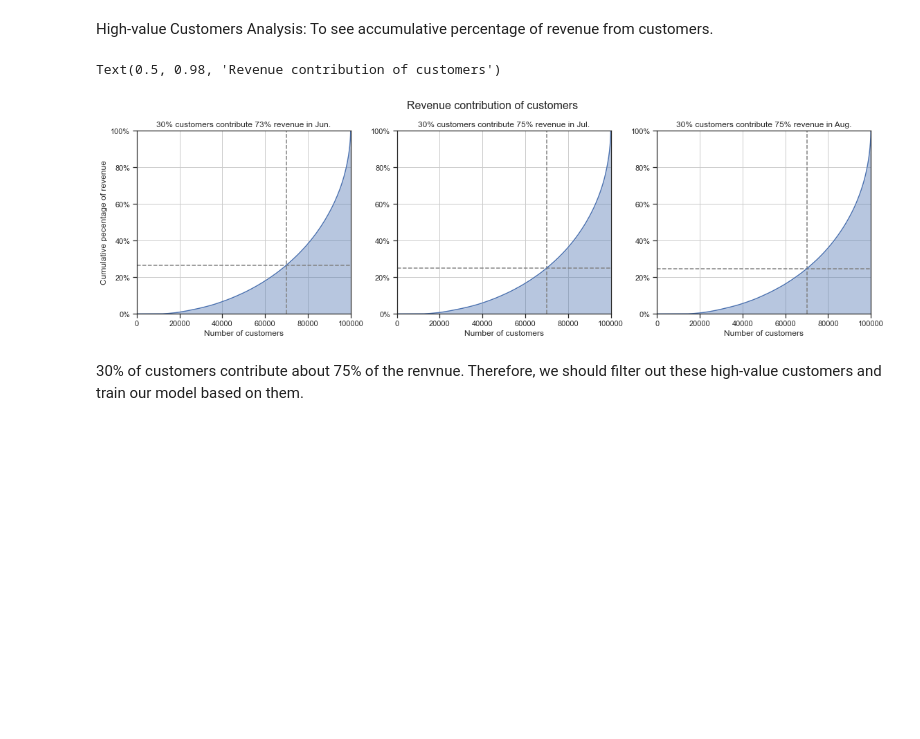
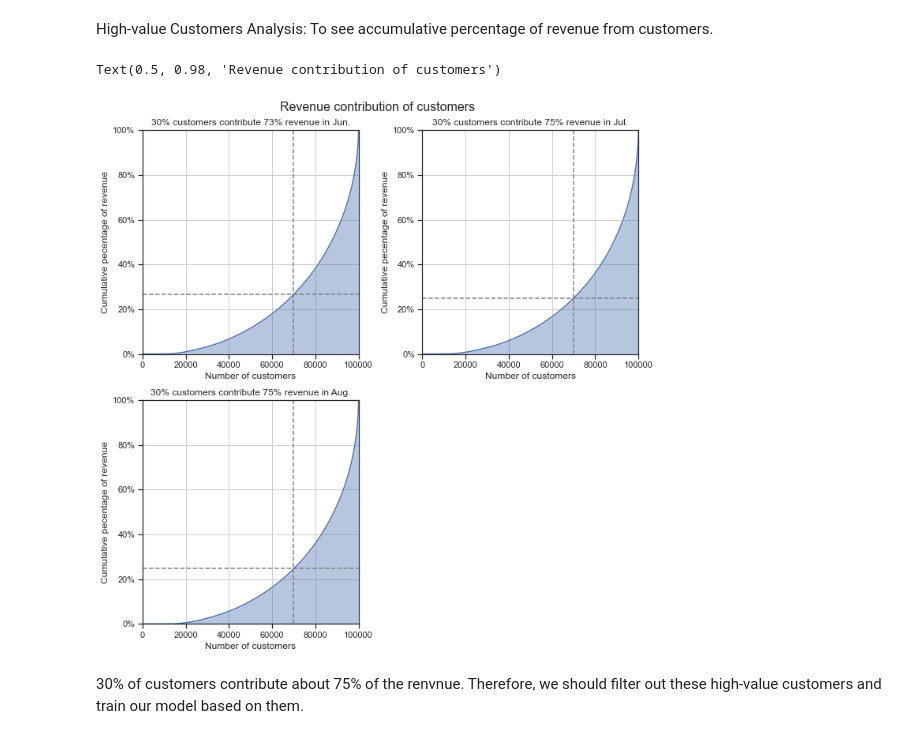
Before and after one commit to Crayon-ShinChan/ids-project, a Jupyter notebook: telecom_large/telecom.ipynb, the cells around one changed output. Cells and saved outputs as stored; diff of their text form; code cells hidden in the pictures; blank space fills up the shorter version.

```diff
--- a/telecom_large/telecom.ipynb
+++ b/telecom_large/telecom.ipynb
@@ -116,33 +114,33 @@ High-value Customers Analysis: To see accumulative percentage of revenue from cu
 # %%
 total_amt_cols = ['total_amt_6', 'total_amt_7', 'total_amt_8']
 month_labels = ['Jun.', 'Jul.', 'Aug.']
 
-fig, axes = plt.subplots(1, 3, sharex=True, figsize=(16,5), tight_layout=True)
+fig = plt.figure(figsize=(10, 10), tight_layout=True)
 
 for idx in range(len(total_amt_cols)):
     rev = telecom[total_amt_cols[idx]].sort_values().reset_index(drop=True)
     rev_pct = rev.cumsum()
     rev_pct /= rev_pct.iloc[-1]
     pct = rev_pct.quantile(0.7)
 
-    axes[idx].plot(rev_pct)
-    axes[idx].fill_between(rev_pct.index, rev_pct.values, alpha=0.4)
-    axes[idx].vlines(x=70000, ymax=1, ymin=0, colors="gray", linestyles="--")
-    axes[idx].hlines(y=pct, xmax=100000, xmin=0, colors="gray", linestyles="--")
+    ax = fig.add_subplot(2, 2, idx + 1)
+    ax.plot(rev_pct)
+    ax.fill_between(rev_pct.index, rev_pct.values, alpha=0.4)
+    ax.vlines(x=70000, ymax=1, ymin=0, colors="gray", linestyles="--")
+    ax.hlines(y=pct, xmax=100000, xmin=0, colors="gray", linestyles="--")
 
-    axes[idx].set_title('30% customers contribute {:.0%} revenue in {}'.format(1 - pct, month_labels[idx]))
-    if idx == 0:
-        axes[idx].set_ylabel('Cumulative pecentage of revenue')
-    axes[idx].set_xlabel('Number of customers')
-    axes[idx].set_ylim(0, 1)
-    axes[idx].set_xlim(0, 100000)
-    axes[idx].yaxis.set_major_formatter(mtick.PercentFormatter(1.0))
-    axes[idx].grid()
+    ax.set_title('30% customers contribute {:.0%} revenue in {}'.format(1 - pct, month_labels[idx]))
+    ax.set_ylabel('Cumulative pecentage of revenue')
+    ax.set_xlabel('Number of customers')
+    ax.set_ylim(0, 1)
+    ax.set_xlim(0, 100000)
+    ax.yaxis.set_major_formatter(mtick.PercentFormatter(1.0))
+    ax.grid()
 
 fig.suptitle('Revenue contribution of customers', fontsize=16)
 # %% [output]
 Text(0.5, 0.98, 'Revenue contribution of customers')
-[figure, old version]
+[figure, new version]
 # %% [markdown]
 30% of customers contribute about 75% of the renvnue. Therefore, we should filter out these high-value customers and train our model based on them.
 # %%
```
Also changed, not shown: parts of 2 cells of this notebook.
